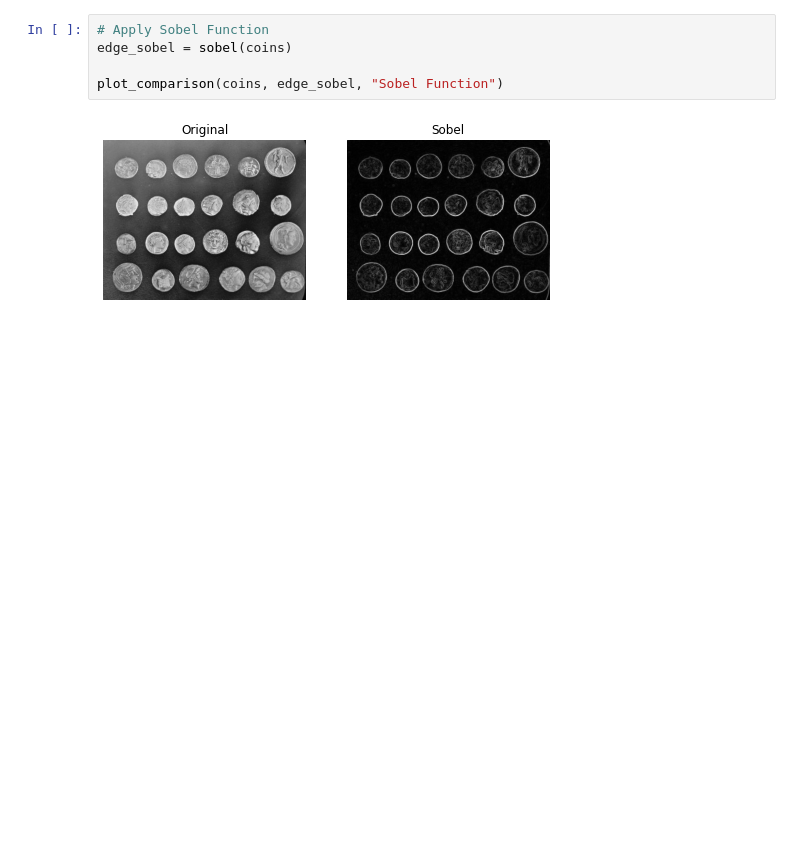
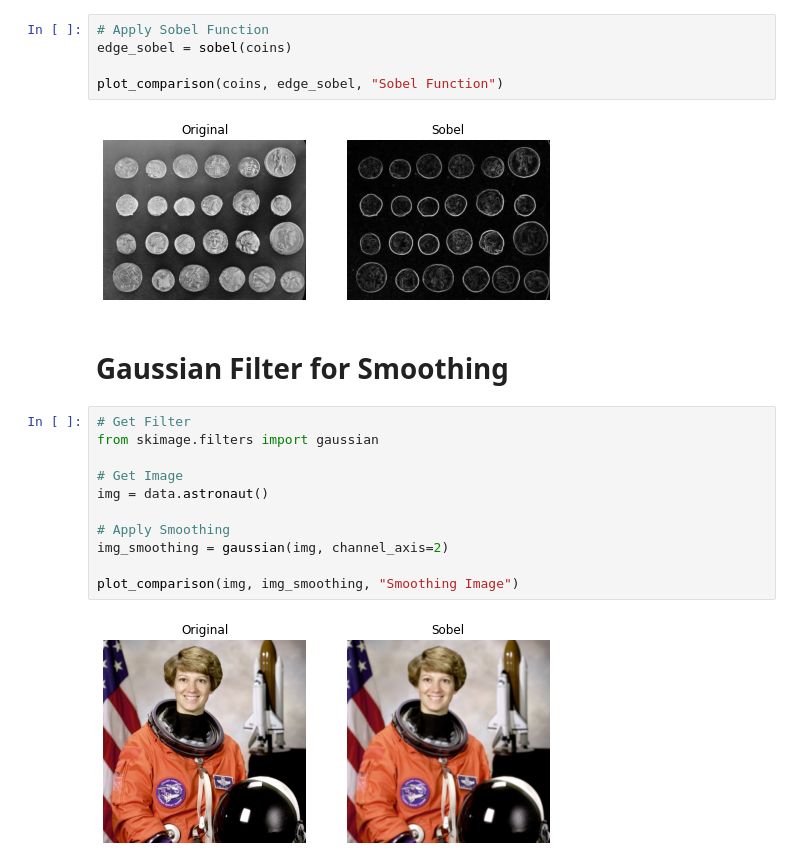
Before and after one commit to Ramseths/scikit-image-preprocessing, a Jupyter notebook: edge_detection.ipynb, the cells around one changed output. Drawn from its saved outputs; the diff is of its cells as text; blank space fills up the shorter version.

Commit message:
feat: add smoothing filter

```diff
--- a/edge_detection.ipynb
+++ b/edge_detection.ipynb
@@ -35,3 +35,18 @@ edge_sobel = sobel(coins)
 plot_comparison(coins, edge_sobel, "Sobel Function")
 # %% [output]
 [figure]
+# %% [markdown]
+# Gaussian Filter for Smoothing
+# %%
+# Get Filter
+from skimage.filters import gaussian
+
+# Get Image
+img = data.astronaut()
+
+# Apply Smoothing
+img_smoothing = gaussian(img, channel_axis=2)
+
+plot_comparison(img, img_smoothing, "Smoothing Image")
+# %% [output]
+[figure, added]
```
